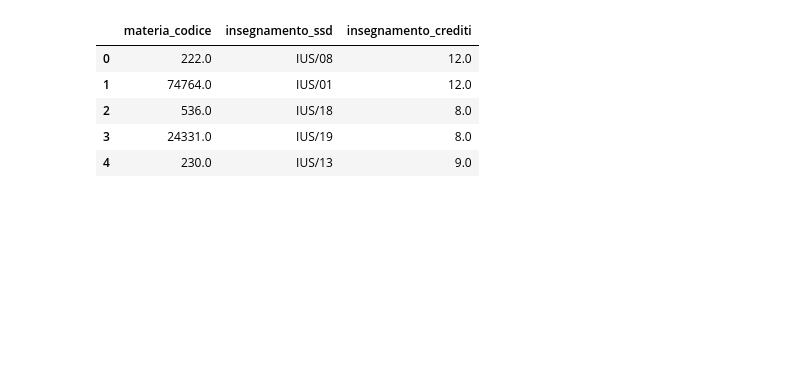
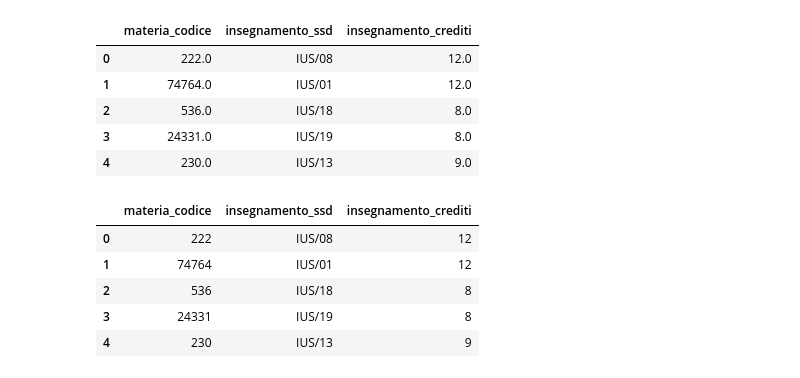
Before and after one commit to alicebordignon/UniOn, a Jupyter notebook: Data_Collection.ipynb, the cells around one changed output. Saved outputs shown, nothing was run; the diff lists cells and outputs as text; code cells hidden in the pictures; blank space fills up the shorter version.

```diff
--- a/Data_Collection.ipynb
+++ b/Data_Collection.ipynb
@@ -95,9 +96,9 @@ Ora, cerchiamo di incorporare i dati di un nuovo csv contenente gli SSD e i CFU
 # %%
 SSDandCFU = pd.read_csv("DettagliCurriculaSSDeCFU.csv", sep=",",
                     usecols=["materia_codice", "insegnamento_ssd", "insegnamento_crediti"], encoding="utf-8")
+SSDandCFU["materia_codice"] = SSDandCFU["materia_codice"].astype(str)
+SSDandCFU["insegnamento_crediti"] = SSDandCFU["insegnamento_crediti"].astype(str)
 
-SSDandCFU["materia_codice"] = SSDandCFU["materia_codice"].astype(str)
-data["materia_codice"] = data["materia_codice"].astype(str)
 SSDandCFU.head()
 # %% [output]
 |  | materia_codice | insegnamento_ssd | insegnamento_crediti |
@@ -113 +114,12 @@ data.insert(0, 'materia_codice', first_column)
+# %%
+SSDandCFU["materia_codice"] = SSDandCFU["materia_codice"].apply(reformat_materia_codice)
+SSDandCFU["insegnamento_crediti"] = SSDandCFU["insegnamento_crediti"].apply(reformat_materia_codice)
+SSDandCFU.head()
+# %% [output]
+|  | materia_codice | insegnamento_ssd | insegnamento_crediti |
+| 0 | 222 | IUS/08 | 12 |
+| 1 | 74764 | IUS/01 | 12 |
+| 2 | 536 | IUS/18 | 8 |
+| 3 | 24331 | IUS/19 | 8 |
+| 4 | 230 | IUS/13 | 9 |
 # %%
```
Also changed, not shown: parts of 9 cells of this notebook, 2 other files.
